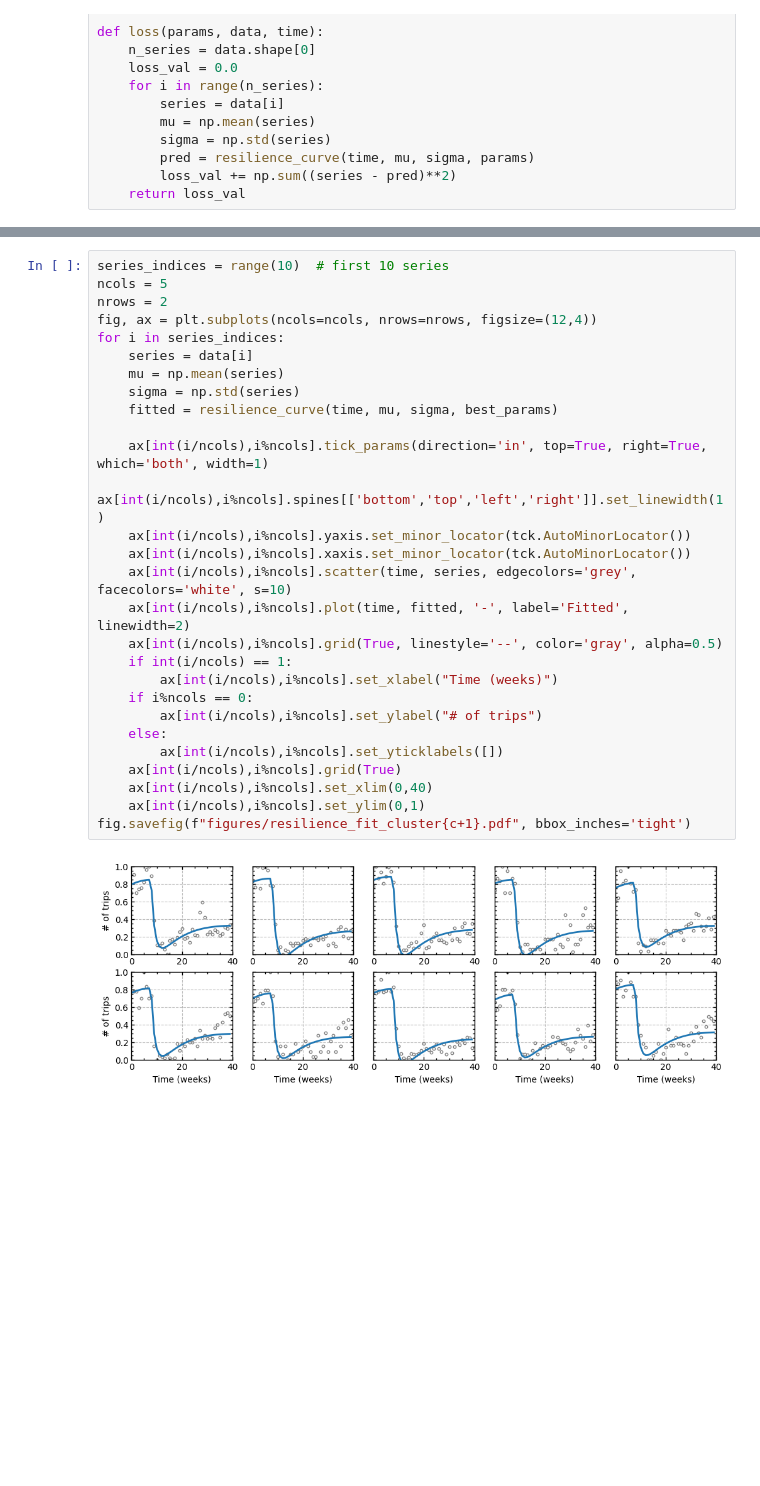
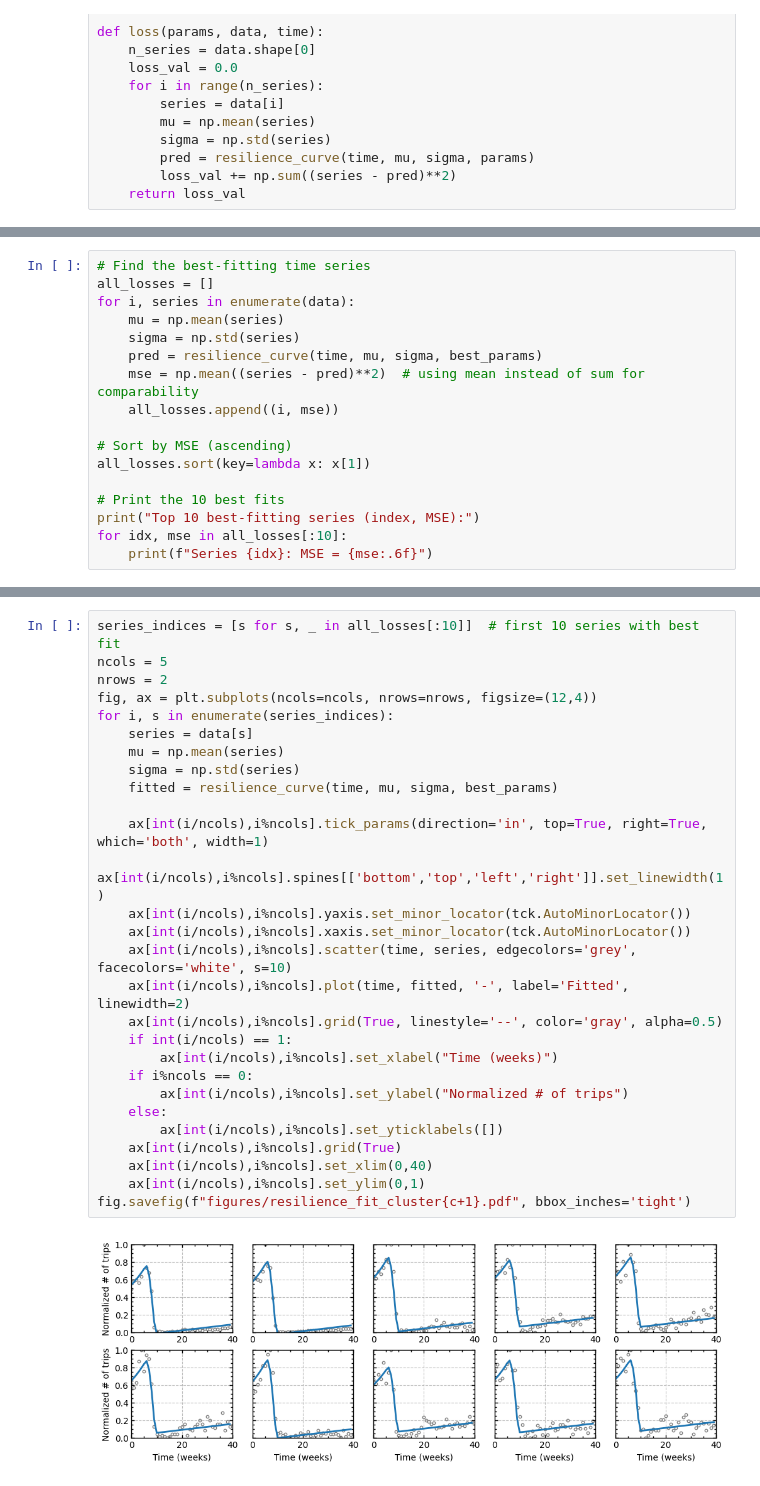
Before and after one commit to LastStriker11/disruptive_taxi_demand, a Jupyter notebook: taxi_week.ipynb, the cells around one changed output, grey strips where cells are left out. Drawn from its saved outputs; the diff is of its cells as text; blank space fills up the shorter version.

Commit message:
conceptual resilience, resilience patterns

```diff
--- a/taxi_week.ipynb
+++ b/taxi_week.ipynb
@@ -515,0 +520,17 @@ Fitted global parameters: [-4.86162219e-01  4.74355110e-02  9.62238373e+00  1.14
+# %%
+# Find the best-fitting time series
+all_losses = []
+for i, series in enumerate(data):
+    mu = np.mean(series)
+    sigma = np.std(series)
+    pred = resilience_curve(time, mu, sigma, best_params)
+    mse = np.mean((series - pred)**2)  # using mean instead of sum for comparability
+    all_losses.append((i, mse))
+
+# Sort by MSE (ascending)
+all_losses.sort(key=lambda x: x[1])
+
+# Print the 10 best fits
+print("Top 10 best-fitting series (index, MSE):")
+for idx, mse in all_losses[:10]:
+    print(f"Series {idx}: MSE = {mse:.6f}")
@@ -516,30 +549,30 @@ Fitted global parameters: [-4.86162219e-01  4.74355110e-02  9.62238373e+00  1.14
 # %%
-series_indices = range(10)  # first 10 series
+series_indices = [s for s, _ in all_losses[:10]]  # first 10 series with best fit
 ncols = 5
 nrows = 2
 fig, ax = plt.subplots(ncols=ncols, nrows=nrows, figsize=(12,4))
-for i in series_indices:
-    series = data[i]
+for i, s in enumerate(series_indices):
+    series = data[s]
     mu = np.mean(series)
     sigma = np.std(series)
     fitted = resilience_curve(time, mu, sigma, best_params)
 
     ax[int(i/ncols),i%ncols].tick_params(direction='in', top=True, right=True, which='both', width=1)
     ax[int(i/ncols),i%ncols].spines[['bottom','top','left','right']].set_linewidth(1)
     ax[int(i/ncols),i%ncols].yaxis.set_minor_locator(tck.AutoMinorLocator())
     ax[int(i/ncols),i%ncols].xaxis.set_minor_locator(tck.AutoMinorLocator())
     ax[int(i/ncols),i%ncols].scatter(time, series, edgecolors='grey', facecolors='white', s=10)
     ax[int(i/ncols),i%ncols].plot(time, fitted, '-', label='Fitted', linewidth=2)
     ax[int(i/ncols),i%ncols].grid(True, linestyle='--', color='gray', alpha=0.5)
     if int(i/ncols) == 1:
         ax[int(i/ncols),i%ncols].set_xlabel("Time (weeks)")
     if i%ncols == 0:
-        ax[int(i/ncols),i%ncols].set_ylabel("# of trips")
+        ax[int(i/ncols),i%ncols].set_ylabel("Normalized # of trips")
     else:
         ax[int(i/ncols),i%ncols].set_yticklabels([])
     ax[int(i/ncols),i%ncols].grid(True)
     ax[int(i/ncols),i%ncols].set_xlim(0,40)
     ax[int(i/ncols),i%ncols].set_ylim(0,1)
 fig.savefig(f"figures/resilience_fit_cluster{c+1}.pdf", bbox_inches='tight')
 # %% [output]
-[figure, old version]
+[figure, new version]
```
Also changed, not shown: parts of 11 cells of this notebook, 9 other files.
